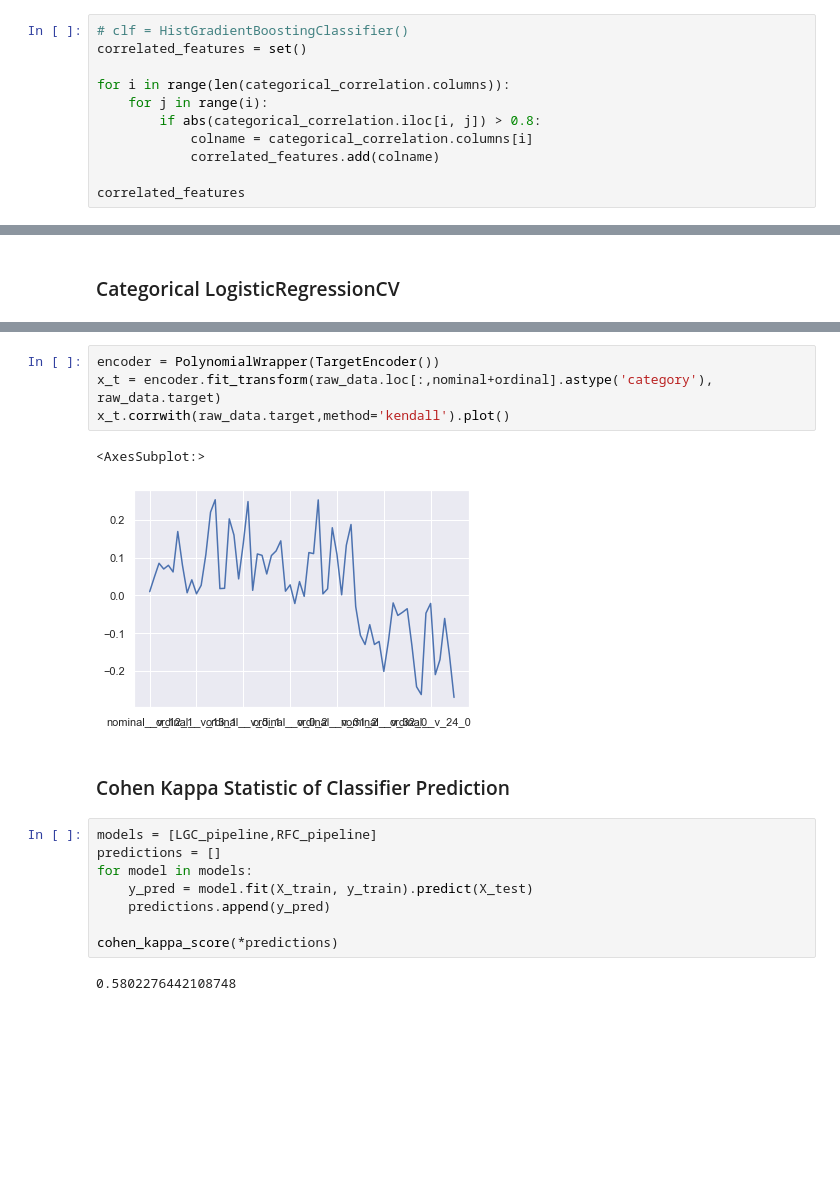
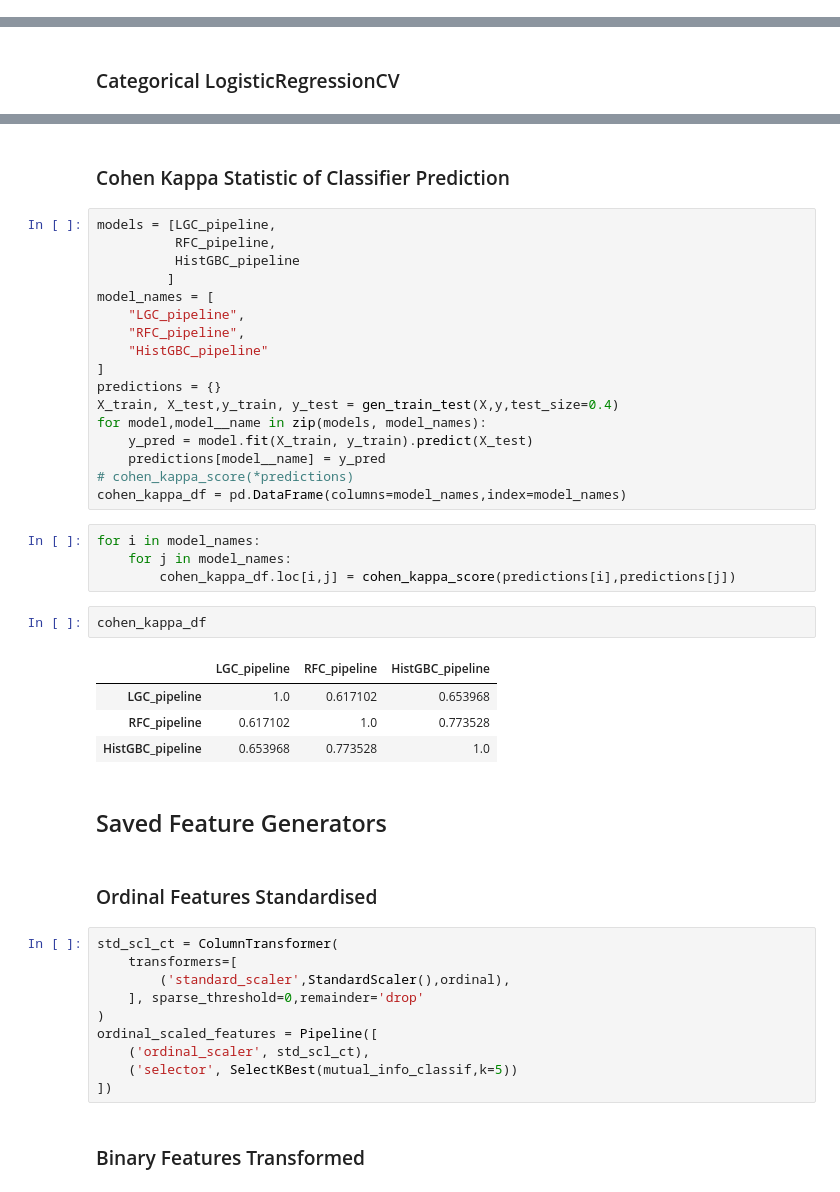
Before and after one commit to risan-raja/sdpiit, a Jupyter notebook: notebooks/sdpiitm-risan-raja-21f10000121.ipynb, the cells around one changed output, grey strips where cells are left out. Cells and saved outputs as stored; diff of their text form; blank space fills up the shorter version.

````diff
--- a/notebooks/sdpiitm-risan-raja-21f10000121.ipynb
+++ b/notebooks/sdpiitm-risan-raja-21f10000121.ipynb
@@ -887,14 +1028,3 @@ disp = sns.heatmap(categorical_correlation, robust=True, )
 ```text
 From the HeatMap it is evident that ordinal data and nominal data has interactions. They also correlate well above the threshold. Hence Examining Features which correlate with features and the effect of removing them is needed to Be explored
 ```
-# %%
-# clf = HistGradientBoostingClassifier()
-correlated_features = set()
-
-for i in range(len(categorical_correlation.columns)):
-    for j in range(i):
-        if abs(categorical_correlation.iloc[i, j]) > 0.8:
-            colname = categorical_correlation.columns[i]
-            correlated_features.add(colname)
-
-correlated_features
@@ -1310,19 +1389,46 @@ Pipeline(memory=Memory(location=None),
-# %%
-encoder = PolynomialWrapper(TargetEncoder())
-x_t = encoder.fit_transform(raw_data.loc[:,nominal+ordinal].astype('category'), raw_data.target)
-x_t.corrwith(raw_data.target,method='kendall').plot()
-# %% [output]
-<AxesSubplot:>
-[figure, removed]
 # %% [markdown]
 ### Cohen Kappa Statistic of Classifier Prediction
 # %%
-models = [LGC_pipeline,RFC_pipeline]
-predictions = []
-for model in models:
+models = [LGC_pipeline,
+          RFC_pipeline,
+          HistGBC_pipeline
+         ]
+model_names = [
+    "LGC_pipeline",
+    "RFC_pipeline",
+    "HistGBC_pipeline"
+]
+predictions = {}
+X_train, X_test,y_train, y_test = gen_train_test(X,y,test_size=0.4)
+for model,model__name in zip(models, model_names):
     y_pred = model.fit(X_train, y_train).predict(X_test)
-    predictions.append(y_pred)
-
-cohen_kappa_score(*predictions)
+    predictions[model__name] = y_pred
+# cohen_kappa_score(*predictions)
+cohen_kappa_df = pd.DataFrame(columns=model_names,index=model_names)
-# %% [output]
-0.5802276442108748
+# %%
+for i in model_names:
+    for j in model_names:
+        cohen_kappa_df.loc[i,j] = cohen_kappa_score(predictions[i],predictions[j])
+# %%
+cohen_kappa_df
+# %% [output]
+|  | LGC_pipeline | RFC_pipeline | HistGBC_pipeline |
+| LGC_pipeline | 1.0 | 0.617102 | 0.653968 |
+| RFC_pipeline | 0.617102 | 1.0 | 0.773528 |
+| HistGBC_pipeline | 0.653968 | 0.773528 | 1.0 |
+# %% [markdown]
+## Saved Feature Generators
+# %% [markdown]
+### Ordinal Features Standardised
+# %%
+std_scl_ct = ColumnTransformer(
+    transformers=[
+        ('standard_scaler',StandardScaler(),ordinal),
+    ], sparse_threshold=0,remainder='drop'
+)
+ordinal_scaled_features = Pipeline([
+    ('ordinal_scaler', std_scl_ct),
+    ('selector', SelectKBest(mutual_info_classif,k=5))
+])
+# %% [markdown]
+### Binary Features Transformed
````
Also changed, not shown: parts of 35 cells of this notebook, 4 other files.
